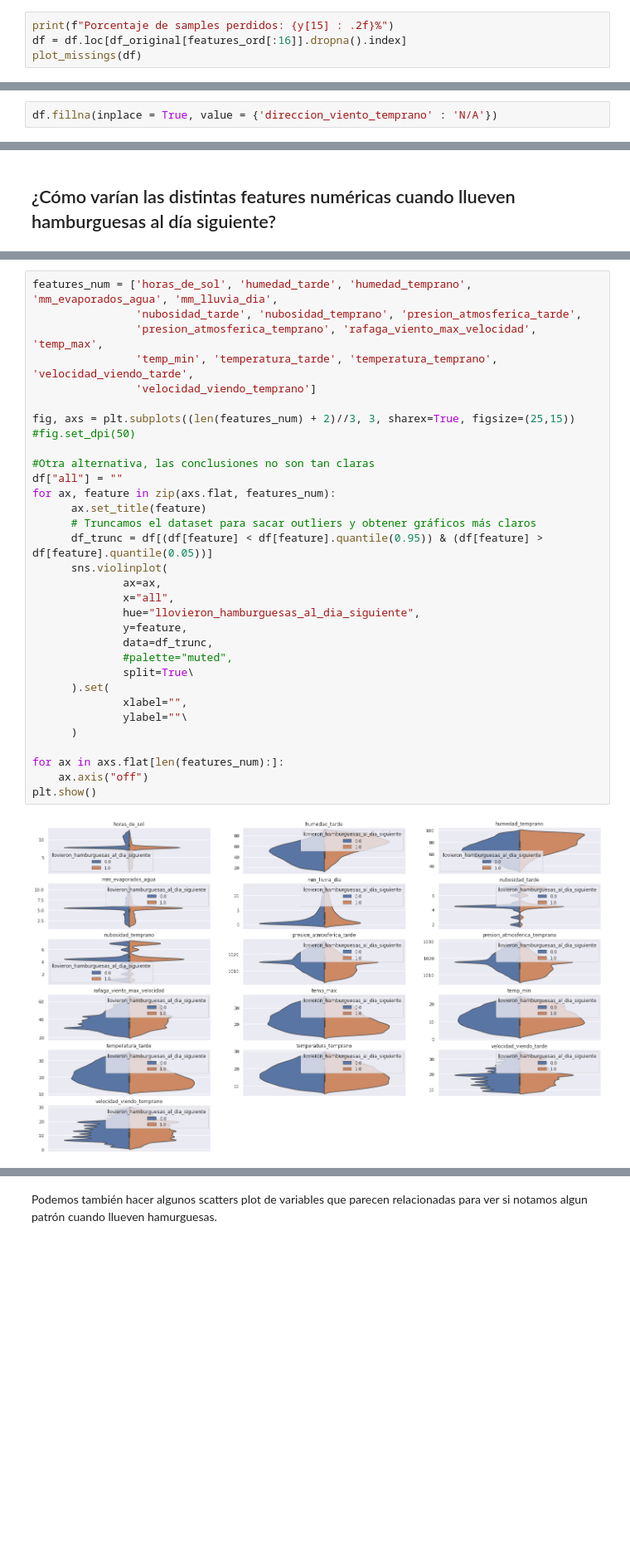
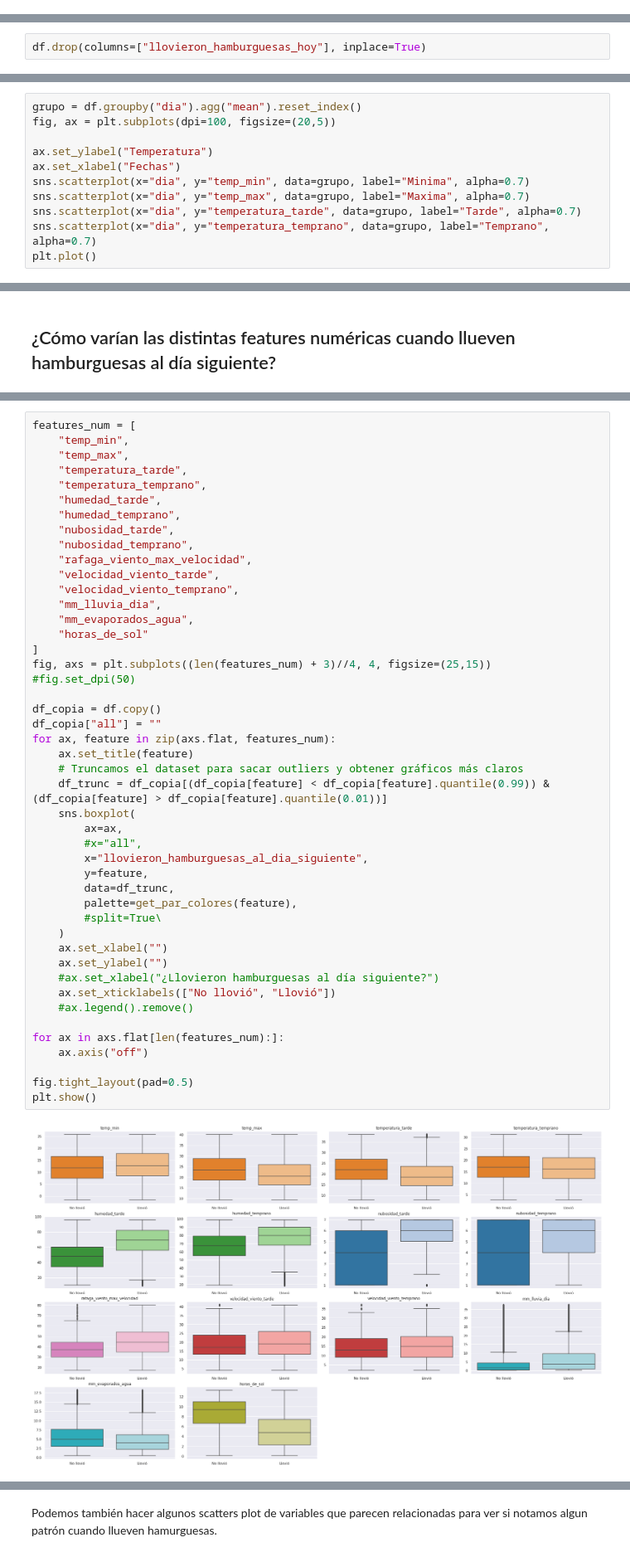
Before and after one commit to fdelu/orga-de-datos, a Jupyter notebook: TP1.ipynb, the cells around one changed output, grey strips where cells are left out. Shown at 83% size. Saved outputs shown, nothing was run; the diff lists cells and outputs as text; blank space fills up the shorter version.

```diff
--- a/TP1.ipynb
+++ b/TP1.ipynb
@@ -242,4 +608,0 @@ Decidimos dropear los samples con NaN de las 16 features con menos porcentaje de
-# %%
-print(f"Porcentaje de samples perdidos: {y[15] : .2f}%")
-df = df.loc[df_original[features_ord[:16]].dropna().index]
-plot_missings(df)
@@ -318,2 +608,0 @@ Por último, para la columna *direccion_viento_temprano*, que es categórica, va
-# %%
-df.fillna(inplace = True, value = {'direccion_viento_temprano' : 'N/A'})
@@ -321,0 +832,2 @@ De esta manera, ya tenemos el dataset preparado para analizar.
+# %%
+df.drop(columns=["llovieron_hamburguesas_hoy"], inplace=True)
@@ -321,0 +883,11 @@ De esta manera, ya tenemos el dataset preparado para analizar.
+# %%
+grupo = df.groupby("dia").agg("mean").reset_index()
+fig, ax = plt.subplots(dpi=100, figsize=(20,5))
+
+ax.set_ylabel("Temperatura")
+ax.set_xlabel("Fechas")
+sns.scatterplot(x="dia", y="temp_min", data=grupo, label="Minima", alpha=0.7)
+sns.scatterplot(x="dia", y="temp_max", data=grupo, label="Maxima", alpha=0.7)
+sns.scatterplot(x="dia", y="temperatura_tarde", data=grupo, label="Tarde", alpha=0.7)
+sns.scatterplot(x="dia", y="temperatura_temprano", data=grupo, label="Temprano", alpha=0.7)
+plt.plot()
@@ -404,34 +963,48 @@ memory usage: 18.8+ MB
 # %%
-features_num = ['horas_de_sol', 'humedad_tarde', 'humedad_temprano', 'mm_evaporados_agua', 'mm_lluvia_dia',
-                'nubosidad_tarde', 'nubosidad_temprano', 'presion_atmosferica_tarde',
-                'presion_atmosferica_temprano', 'rafaga_viento_max_velocidad', 'temp_max',
-                'temp_min', 'temperatura_tarde', 'temperatura_temprano', 'velocidad_viendo_tarde',
-                'velocidad_viendo_temprano']
-
-fig, axs = plt.subplots((len(features_num) + 2)//3, 3, sharex=True, figsize=(25,15))
+features_num = [
+    "temp_min",
+    "temp_max",
+    "temperatura_tarde",
+    "temperatura_temprano",
+    "humedad_tarde",
+    "humedad_temprano",
+    "nubosidad_tarde",
+    "nubosidad_temprano",
+    "rafaga_viento_max_velocidad",
+    "velocidad_viento_tarde",
+    "velocidad_viento_temprano",
+    "mm_lluvia_dia",
+    "mm_evaporados_agua",
+    "horas_de_sol"
+]
+fig, axs = plt.subplots((len(features_num) + 3)//4, 4, figsize=(25,15))
 #fig.set_dpi(50)
 
-#Otra alternativa, las conclusiones no son tan claras
-df["all"] = ""
+df_copia = df.copy()
+df_copia["all"] = ""
 for ax, feature in zip(axs.flat, features_num):
-      ax.set_title(feature)
-      # Truncamos el dataset para sacar outliers y obtener gráficos más claros
-      df_trunc = df[(df[feature] < df[feature].quantile(0.95)) & (df[feature] > df[feature].quantile(0.05))]
-      sns.violinplot(
-              ax=ax,
-              x="all",
-              hue="llovieron_hamburguesas_al_dia_siguiente",
-              y=feature,
-              data=df_trunc,
-              #palette="muted",
-              split=True\
-      ).set(
-              xlabel="",
-              ylabel=""\
-      )
+    ax.set_title(feature)
+    # Truncamos el dataset para sacar outliers y obtener gráficos más claros
+    df_trunc = df_copia[(df_copia[feature] < df_copia[feature].quantile(0.99)) & (df_copia[feature] > df_copia[feature].quantile(0.01))]
+    sns.boxplot(
+        ax=ax,
+        #x="all",
+        x="llovieron_hamburguesas_al_dia_siguiente",
+        y=feature,
+        data=df_trunc,
+        palette=get_par_colores(feature),
+        #split=True\
+    )
+    ax.set_xlabel("")
+    ax.set_ylabel("")
+    #ax.set_xlabel("¿Llovieron hamburguesas al día siguiente?")
+    ax.set_xticklabels(["No llovió", "Llovió"])
+    #ax.legend().remove()
 
 for ax in axs.flat[len(features_num):]:
     ax.axis("off")
+
+fig.tight_layout(pad=0.5)
 plt.show()
 # %% [output]
-[figure, old version]
+[figure, new version]
```
Also changed, not shown: parts of 220 cells of this notebook, 1 other file.
